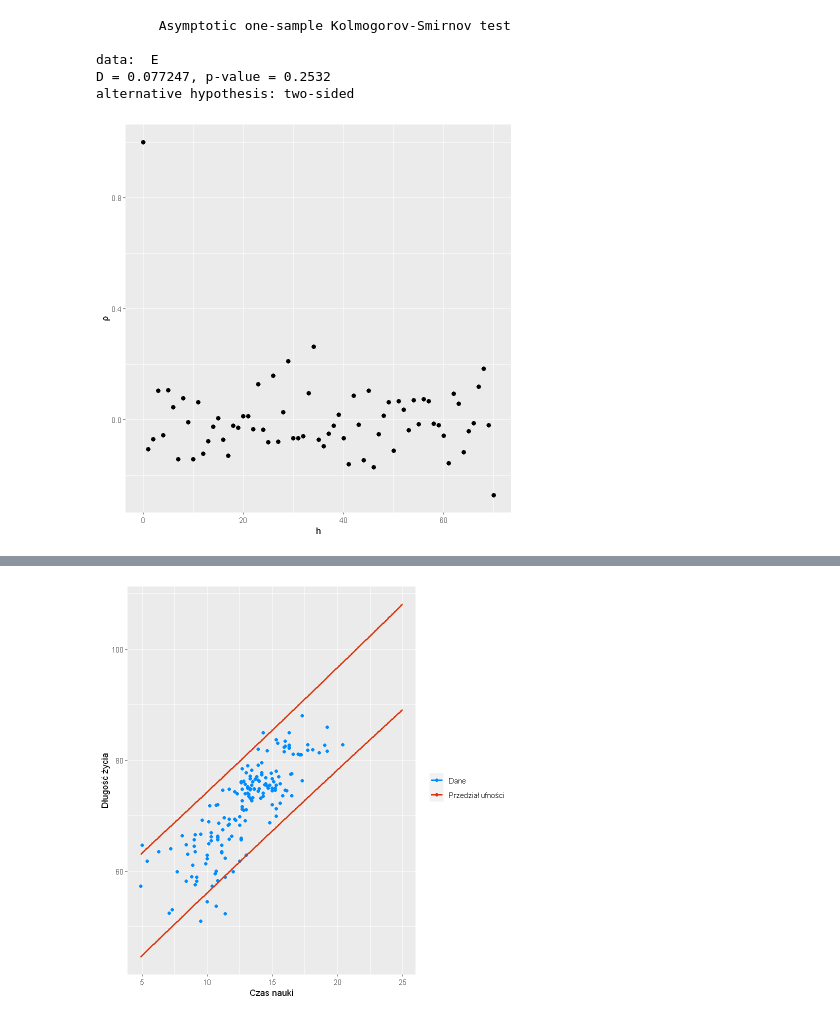
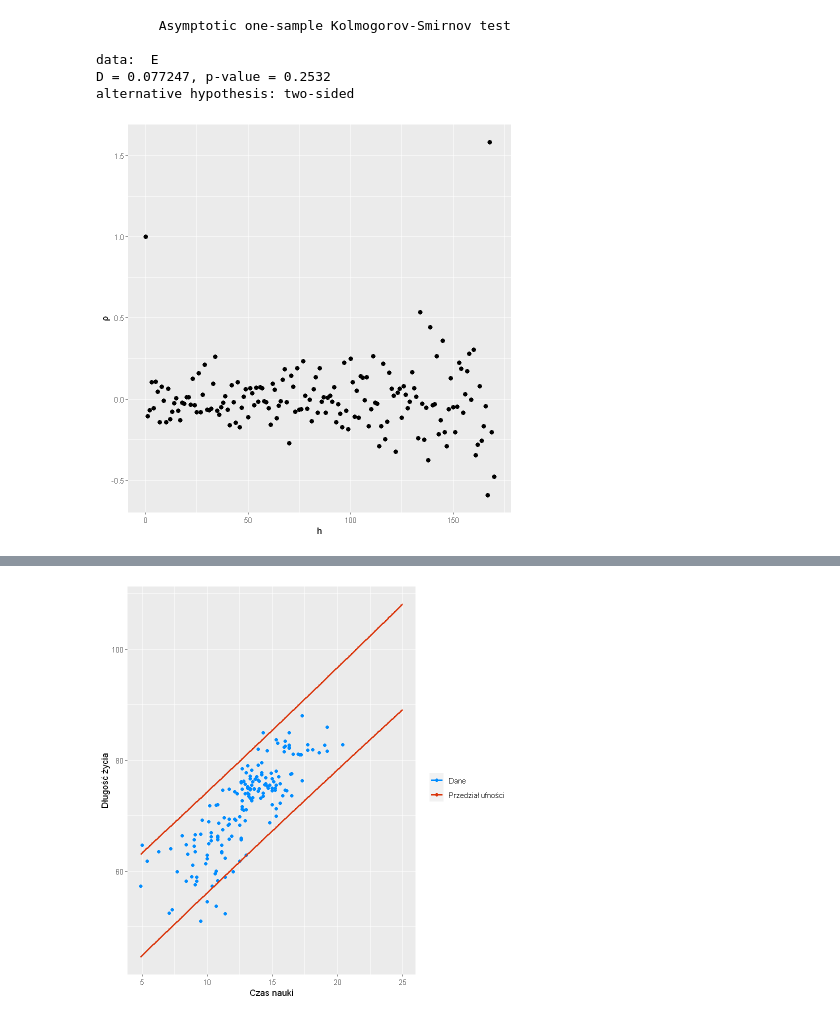
Before and after one commit to HalasTomasz/Kaszcz, a Jupyter notebook: Raport/Malec.ipynb, the cells around one changed output, grey strips where cells are left out. Drawn from its saved outputs; the diff is of its cells as text; code cells hidden in the pictures.

```diff
--- a/Raport/Malec.ipynb
+++ b/Raport/Malec.ipynb
@@ -128,28 +150,28 @@ D = 0.077247, p-value = 0.2532
 alternative hypothesis: two-sided
 # %%
 n <- length(E)
-hs <- 0:70
+hs <- 0:170
 Xt <- rnorm(n, 0, sd(E))
 
 g_ <- function(X, h) {
     return ( mean( (X[(1+h):n] - mean(X)) * (X[1:(n-h)] - mean(X)) ) )
 }
 
 g_s <- c()
 g_s2 <- c()
 for (h in hs) {
     g_s <- append(g_s, g_(E, h))
     g_s2 <- append(g_s2, g_(Xt, h))
 }
 
 r_s = g_s / g_(E, 0)
 r_s2 = g_s2 / g_(Xt, 0)
 
 ggplot() +
   geom_point(aes(hs, r_s), size=2.2) +
   #scale_color_manual(labels=c("", ""), values=c('#00b3ff', "#d36f12")) +
   labs(col="") +
   xlab("h") +
   ylab("ρ")
 # %% [output]
-[figure, old version]
+[figure, new version]
```
Also changed, not shown: parts of 6 cells of this notebook, 1 other file.
